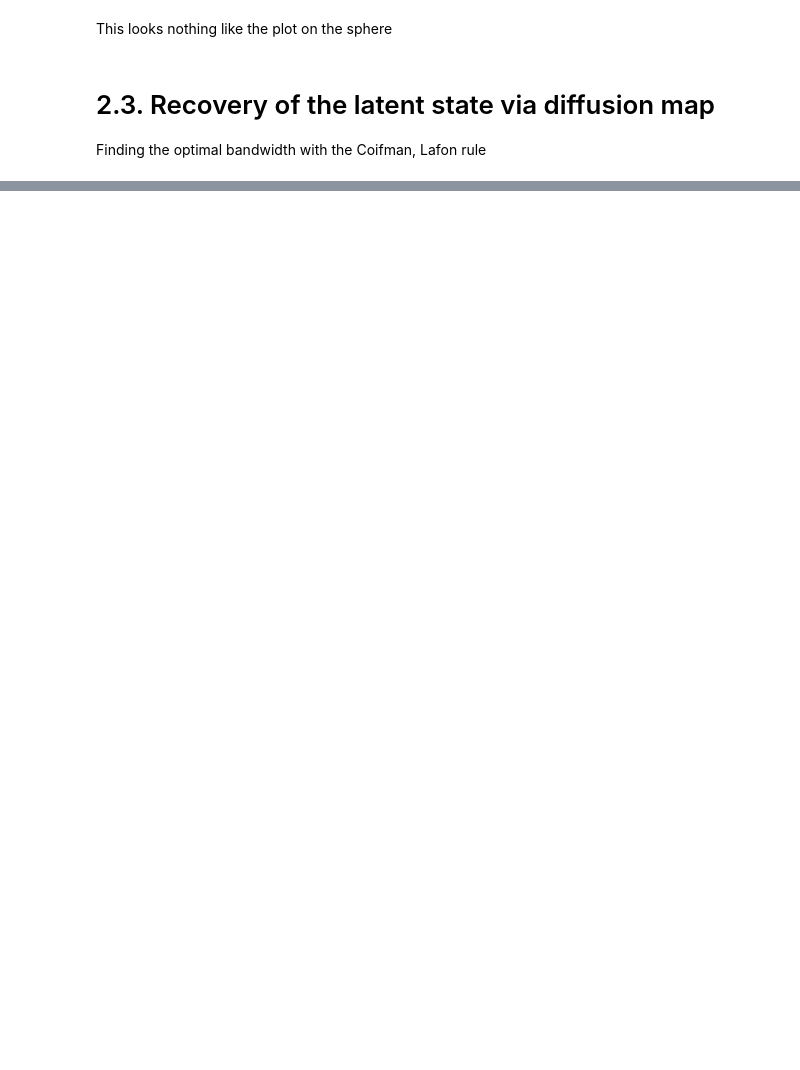
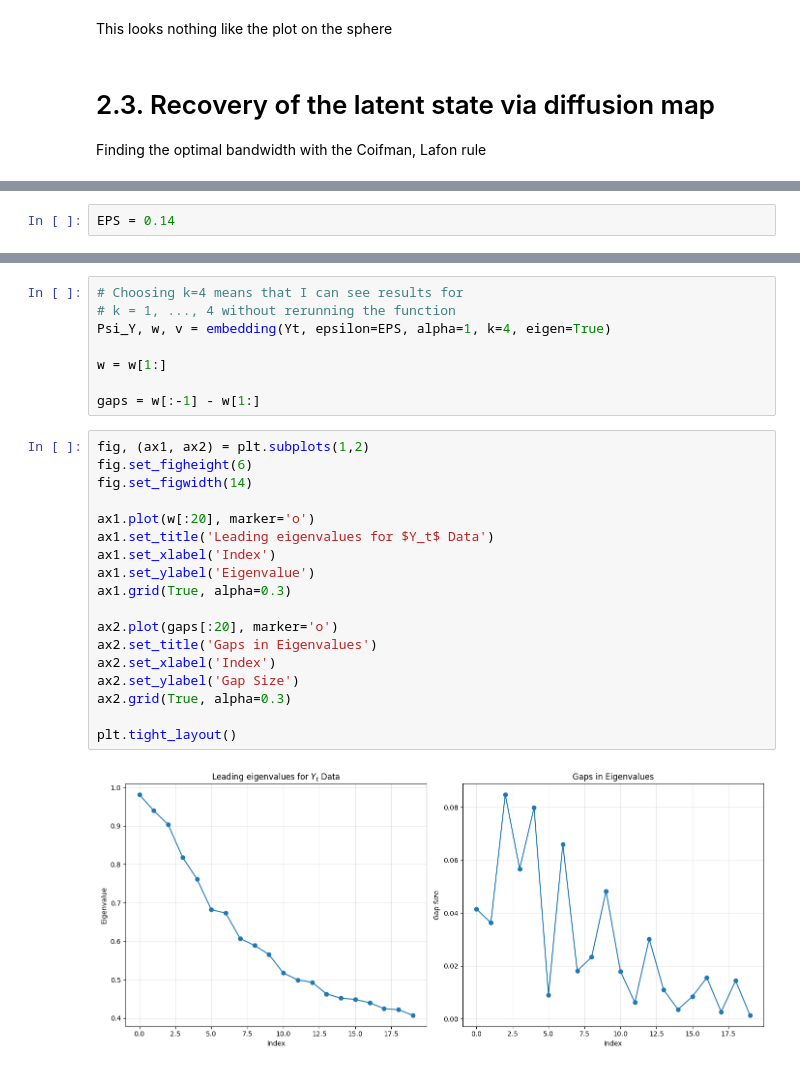
Before and after one commit to adamfowliee/JDKF_Starter, a Jupyter notebook: InitialTasks/LatentEstimation.ipynb, the cells around one changed output, grey strips where cells are left out. Drawn from its saved outputs; the diff is of its cells as text; blank space fills up the shorter version.

```diff
--- a/InitialTasks/LatentEstimation.ipynb
+++ b/InitialTasks/LatentEstimation.ipynb
@@ -293,0 +236,2 @@ def embedding(X, epsilon=None, alpha=0.5, k=2):
+# %%
+EPS = 0.14
@@ -293,0 +303,28 @@ def embedding(X, epsilon=None, alpha=0.5, k=2):
+# %%
+# Choosing k=4 means that I can see results for
+# k = 1, ..., 4 without rerunning the function
+Psi_Y, w, v = embedding(Yt, epsilon=EPS, alpha=1, k=4, eigen=True)
+
+w = w[1:]
+
+gaps = w[:-1] - w[1:]
+# %%
+fig, (ax1, ax2) = plt.subplots(1,2)
+fig.set_figheight(6)
+fig.set_figwidth(14)
+
+ax1.plot(w[:20], marker='o')
+ax1.set_title('Leading eigenvalues for $Y_t$ Data')
+ax1.set_xlabel('Index')
+ax1.set_ylabel('Eigenvalue')
+ax1.grid(True, alpha=0.3)
+
+ax2.plot(gaps[:20], marker='o')
+ax2.set_title('Gaps in Eigenvalues')
+ax2.set_xlabel('Index')
+ax2.set_ylabel('Gap Size')
+ax2.grid(True, alpha=0.3)
+
+plt.tight_layout()
+# %% [output]
+[figure, added]
```
Also changed, not shown: parts of 25 cells of this notebook.
